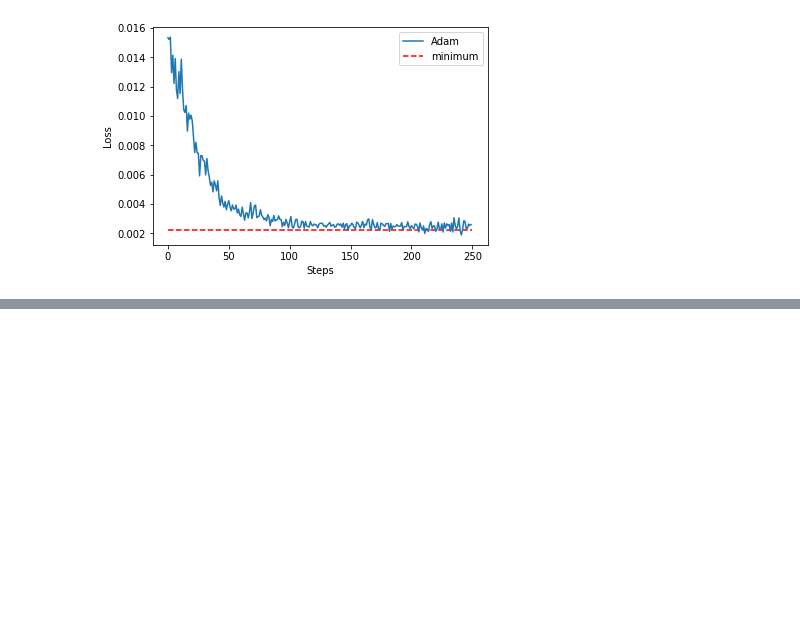
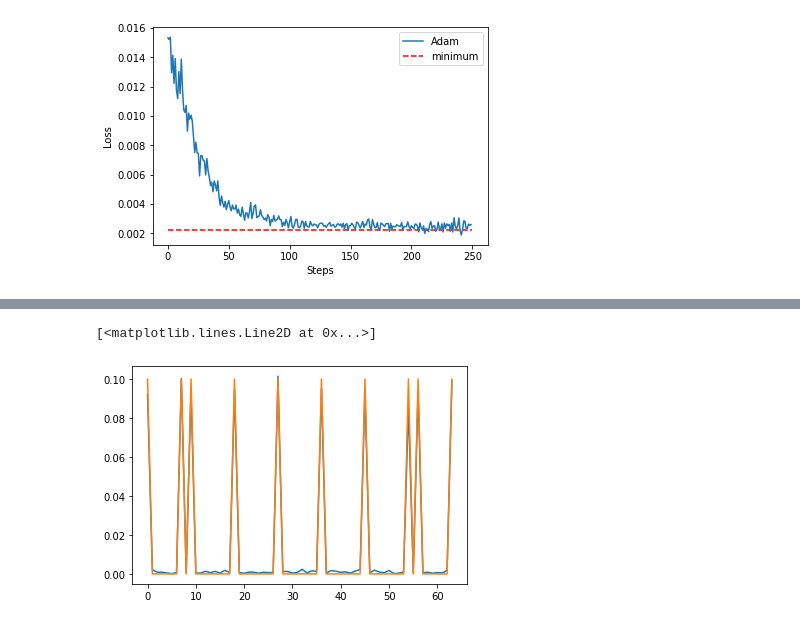
Before and after one commit to haimengzhao/g-qpca, a Jupyter notebook: G-qPCA_BAS.ipynb, the cells around one changed output, grey strips where cells are left out. Drawn from its saved outputs; the diff is of its cells as text; code cells hidden in the pictures; blank space fills up the shorter version.

```diff
--- a/G-qPCA_BAS.ipynb
+++ b/G-qPCA_BAS.ipynb
@@ -378,0 +370,6 @@ np.average(is_bs(gen_samples.reshape(-1, 2, 3)))
+# %%
+plt.plot(np.diag(gen_state))
+plt.plot(np.arange(len(pl2)), pl2)
+# %% [output]
+[<matplotlib.lines.Line2D at 0x...>]
+[figure, added]
```
Also changed, not shown: parts of 7 cells of this notebook.
